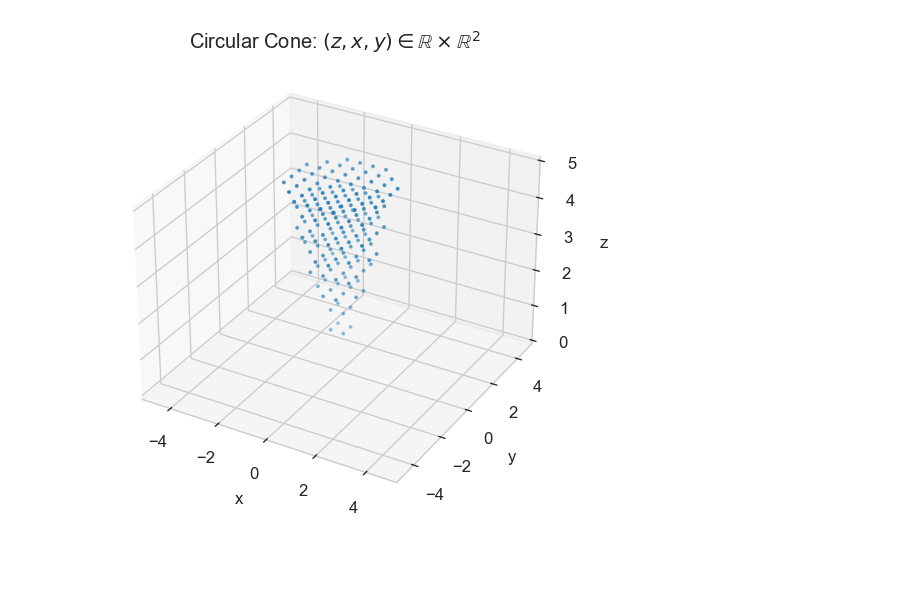
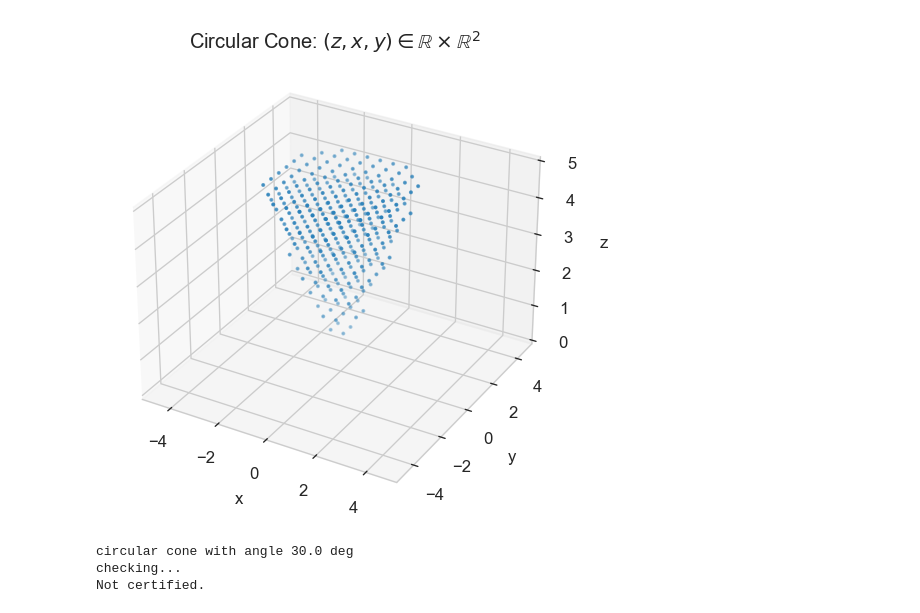
Before and after one commit to doggydoggy0101/math_project, a Jupyter notebook: cone/test.ipynb, the cells around one changed output. Drawn from its saved outputs; the diff is of its cells as text; code cells hidden in the pictures; blank space fills up the shorter version.

```diff
--- a/cone/test.ipynb
+++ b/cone/test.ipynb
@@ -10,10 +10,13 @@ from evaluation import check
 # %%
 bdd = 5
 num = 20
-theta = np.pi/8
+theta = np.pi/6
 
 cone = CircularCone3D(boundary=bdd, number=num, theta=theta, verbose=True)
-x,y,z = cone.x, cone.y, cone.z # x_1=z in R and x_2=[x,y] in R^2
-n = x.shape[0] # number of points in cone
+points = np.vstack([cone.z, cone.x, cone.y]).T
+point_idx = check(points, theta).false_idx
 # %% [output]
-[figure, old version]
+[figure, new version]
+circular cone with angle 30.0 deg
+checking...
+Not certified.
```
Also changed, not shown: parts of 9 cells of this notebook, 3 other files.
